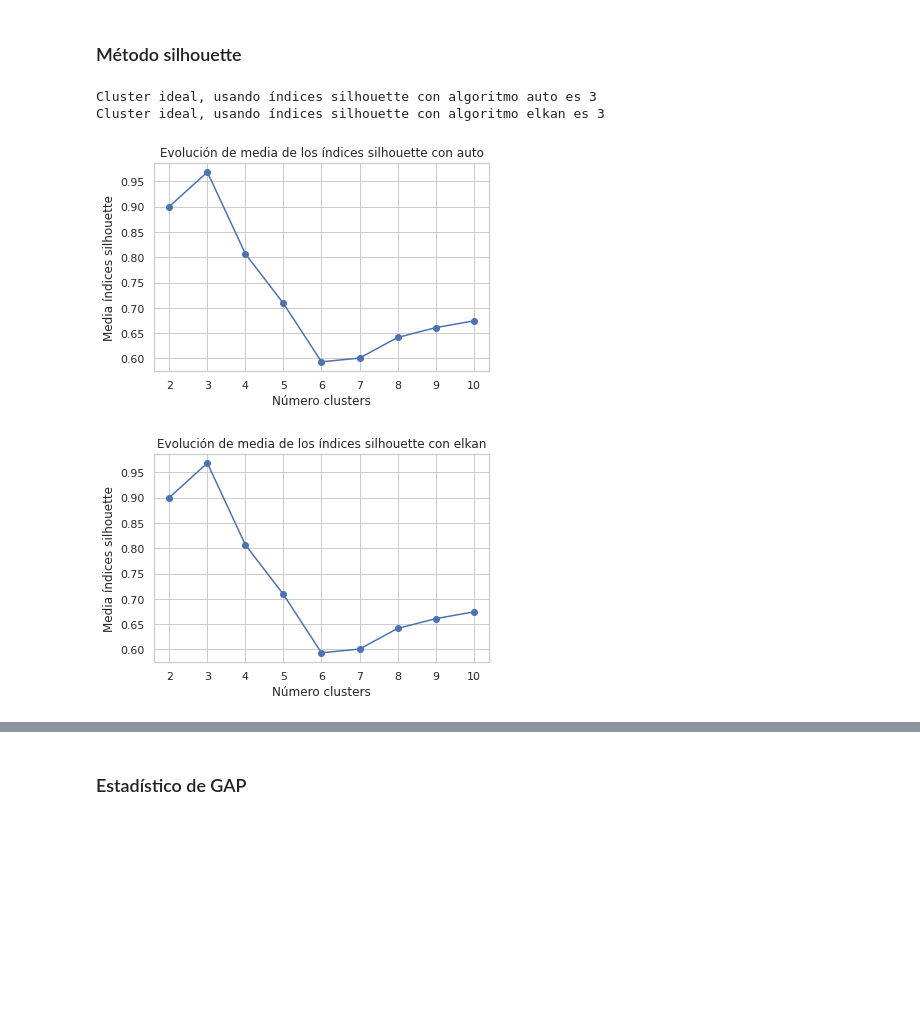
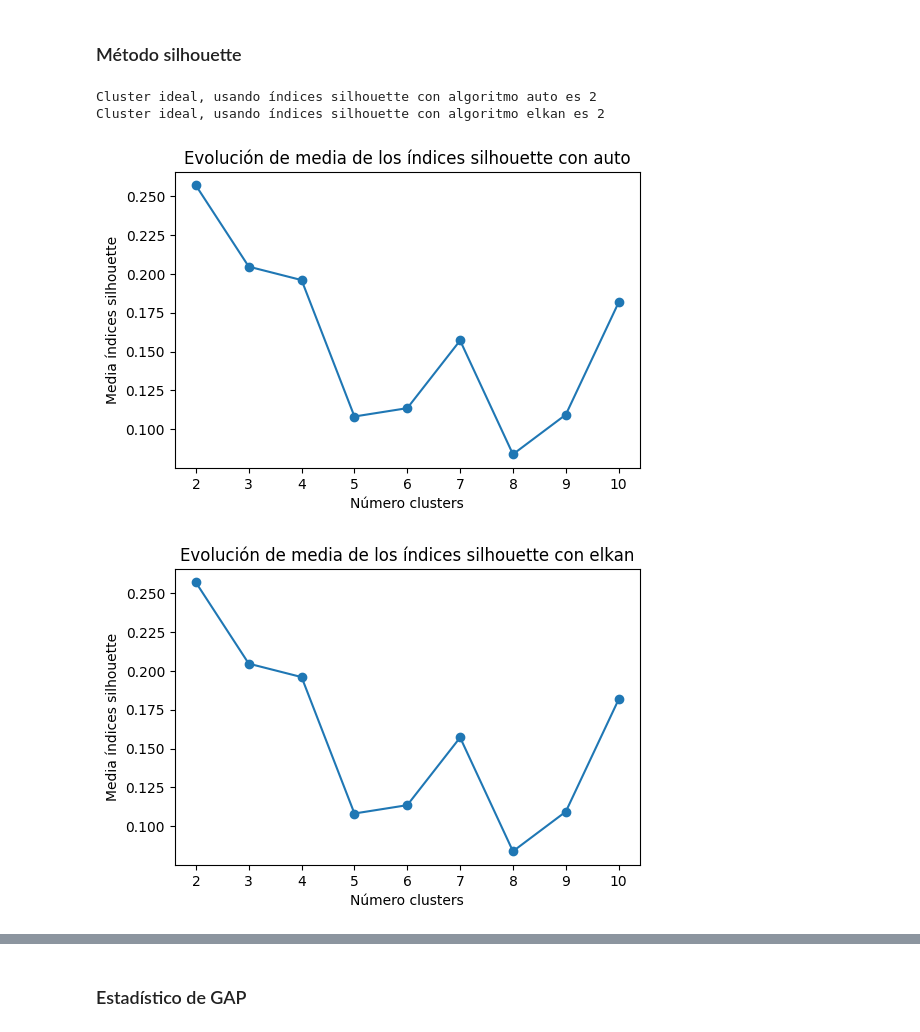
Before and after one commit to jamezahidalgo/PilotoTutoria, a Jupyter notebook: PRY_ModeloTutoria.ipynb, the cells around one changed output, grey strips where cells are left out. Cells and saved outputs as stored; diff of their text form; code cells hidden in the pictures; blank space fills up the shorter version.

Commit message:
Se modulariza de acuerdo a las tareas, se refinan las variantes del modelo y se agrega algo de documentación

```diff
--- a/PRY_ModeloTutoria.ipynb
+++ b/PRY_ModeloTutoria.ipynb
@@ -312,14 +602,16 @@ data_final
 # %% [markdown]
 ### Curva de elbow
 # %%
-def get_cluster_elbow(n_pca, max_clusters = 11, algorithm = None):
+def get_cluster_elbow(n_pca, max_clusters = 10, algorithm = None, kmeans_init = None):
   """
   Método curva de elbow para identificar el número óptimo de clusters
   """
-  num_clusters = range(2, max_clusters)
+  kmeans_init= "k-means++" if kmeans_init is None else kmeans_init
+  num_clusters = range(2, max_clusters+1)
   x_algorithm = "auto" if algorithm is None else algorithm
-  models = [KMeans(n_clusters=i, random_state=29, algorithm=x_algorithm) for i in num_clusters]
+  models = [KMeans(n_clusters=i, random_state=29, algorithm=x_algorithm, init = kmeans_init) for i in num_clusters]
   score = [models[i].fit(PCA_components.iloc[:,:n_pca]).score(PCA_components.iloc[:,:n_pca]) for i in range(len(models))]
+  y_predict = [models[i].predict(PCA_components.iloc[:,:n_pca]) for i in range(len(models))]
   inercias = [models[i].inertia_ for i in range(len(models))]
 
   fig, ax = plt.subplots(1, 2, figsize=(12, 6))
@@ -337,5 +629,6 @@ def get_cluster_elbow(n_pca, max_clusters = 11, algorithm = None):
   plt.show()
 # %%
 for alg in ['auto', 'elkan']:
-  get_cluster_elbow(2,algorithm=alg)
+  print("Algoritmo {}".format(alg))
+  get_cluster_elbow(NUM_COMPONENTS_PCA,algorithm=alg, kmeans_init='random')
 # %% [output]
@@ -344,24 +639,26 @@ for alg in ['auto', 'elkan']:
+# %%
+IDEAL_NUMBER_CLUSTER_BY['elbow'] = 3
 # %% [markdown]
 ### Método silhouette
 # %%
-def get_cluster_silhoutte(n_pca, max_clusters = 11, algorithm = None):
+def get_cluster_silhoutte(n_pca, max_clusters = 10, algorithm = None, kmeans_init = None):
   """
   Método silhouette para identificar el número óptimo de clusters
   """
-  range_n_clusters = range(2, max_clusters)
+  range_n_clusters = range(2, max_clusters+1)
   valores_medios_silhouette = []
-
+  kmeans_init = "k-means++" if kmeans_init is None else kmeans_init
   x_algorithm = "auto" if algorithm is None else algorithm
   for n_clusters in range_n_clusters:
     modelo_kmeans = KMeans(
                         n_clusters   = n_clusters,
-                        random_state = 123,
-                        algorithm = x_algorithm
+                        random_state = 29,
+                        algorithm = x_algorithm, init = kmeans_init
                     )
     cluster_labels = modelo_kmeans.fit_predict(PCA_components.iloc[:,:n_pca])
     silhouette_avg = silhouette_score(PCA_components.iloc[:,:n_pca], cluster_labels, metric="sqeuclidean")
     valores_medios_silhouette.append(silhouette_avg)
-  return list(range(2,max_clusters))[np.argmax(valores_medios_silhouette)], valores_medios_silhouette, range_n_clusters
+  return list(range(2,max_clusters+1))[np.argmax(valores_medios_silhouette)], valores_medios_silhouette, range_n_clusters
 
 def graphic_view(range_clusters, values, algorithm):
   fig, ax = plt.subplots(1, 1, figsize=(6, 3.84))
@@ -371,11 +668,12 @@ def graphic_view(range_clusters, values, algorithm):
   ax.set_ylabel('Media índices silhouette');
 # %%
 for alg in ['auto', 'elkan']:
-  ideal_number, values, rc = get_cluster_silhoutte(2)
+  ideal_number, values, rc = get_cluster_silhoutte(NUM_COMPONENTS_PCA, kmeans_init= 'random')
   print("Cluster ideal, usando índices silhouette con algoritmo {0} es {1}".format(alg, ideal_number))
   graphic_view(rc, values, alg)
+IDEAL_NUMBER_CLUSTER_BY['silhoutte'] = ideal_number
 # %% [output]
-Cluster ideal, usando índices silhouette con algoritmo auto es 3
-Cluster ideal, usando índices silhouette con algoritmo elkan es 3
+Cluster ideal, usando índices silhouette con algoritmo auto es 2
+Cluster ideal, usando índices silhouette con algoritmo elkan es 2
-[figure, old version]
+[figure, new version]
-[figure, old version]
+[figure, new version]
```
Also changed, not shown: parts of 116 cells of this notebook.
